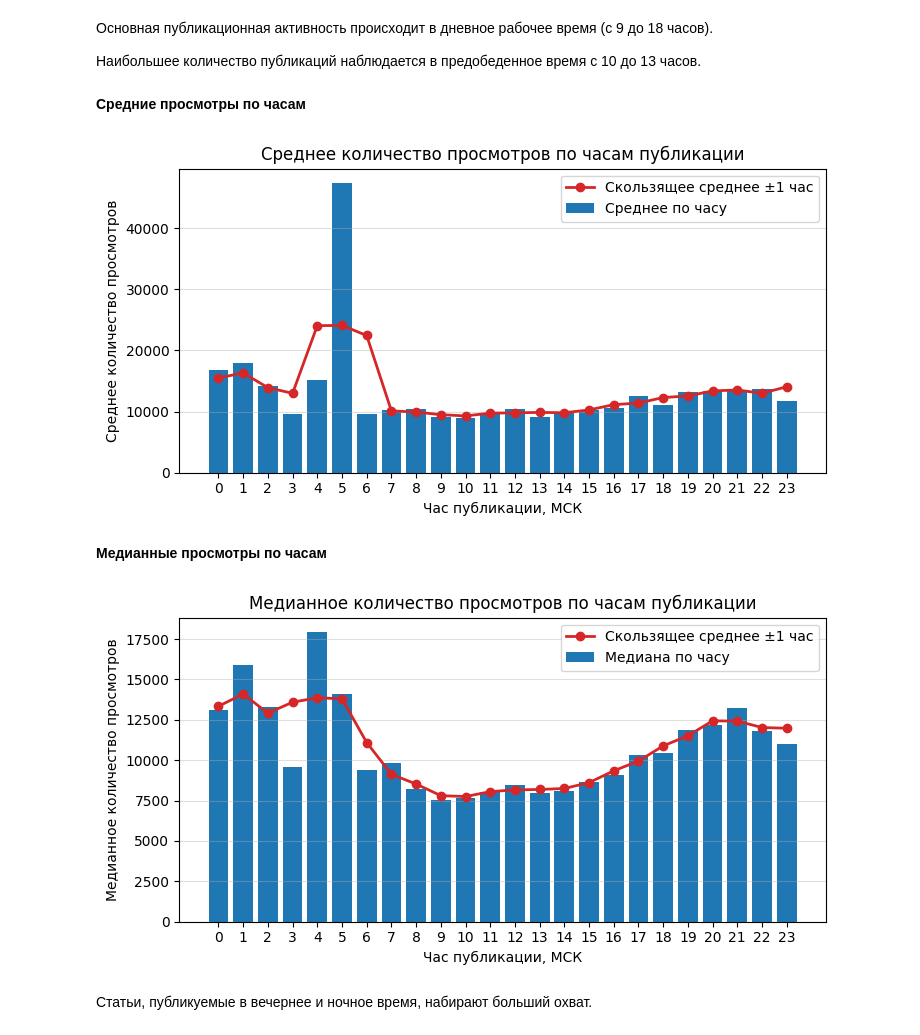
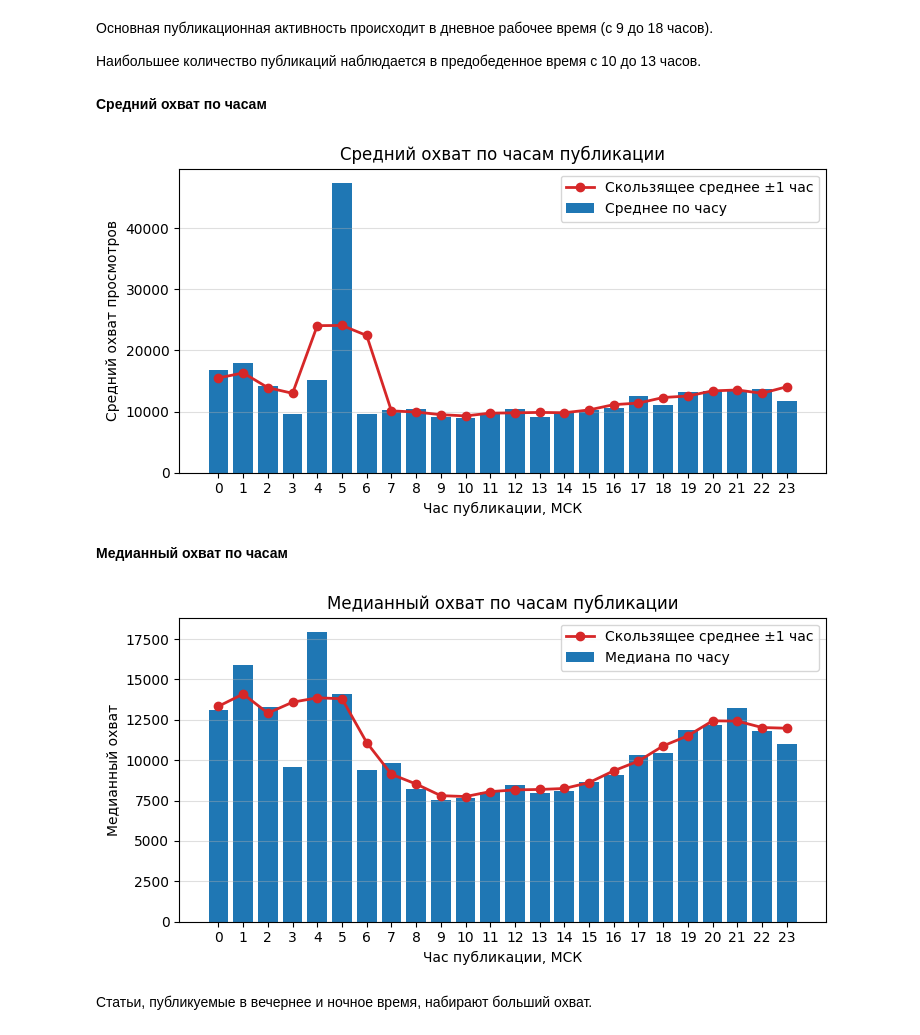
Before and after one commit to EgorTatarnikov/habr_article_reach_analysis, a Jupyter notebook: habr_article_reach_analysis.ipynb, the cells around one changed output. Drawn from its saved outputs; the diff is of its cells as text; code cells hidden in the pictures.

```diff
--- a/habr_article_reach_analysis.ipynb
+++ b/habr_article_reach_analysis.ipynb
@@ -705,7 +705,7 @@ plt.show()
 
 Наибольшее количество публикаций наблюдается в предобеденное время с 10 до 13 часов.
 # %% [markdown]
-**Средние просмотры по часам**
+**Средний охват по часам**
 # %%
 views_by_hour = (
     df.groupby("hour")["views"]
@@ -747,18 +747,18 @@ plt.plot(
     label="Скользящее среднее ±1 час"
 )
 
-plt.title("Среднее количество просмотров по часам публикации")
+plt.title("Средний охват по часам публикации")
 plt.xlabel("Час публикации, МСК")
-plt.ylabel("Среднее количество просмотров")
+plt.ylabel("Средний охват просмотров")
 plt.xticks(range(0, 24))
 plt.grid(True, axis="y", alpha=0.4)
 plt.legend()
 plt.tight_layout()
 plt.show()
 # %% [output]
-[figure, old version]
+[figure, new version]
 # %% [markdown]
-**Медианные просмотры по часам**
+**Медианный охват по часам**
 # %%
 median_views_by_hour = (
     df.groupby("hour")["views"]
@@ -785,31 +785,31 @@ median_views_by_hour = median_views_by_hour.reset_index()
 # %%
 plt.figure(figsize=(7.5, 4))
 
 plt.bar(
     median_views_by_hour["hour"],
     median_views_by_hour["median_views"],
     label="Медиана по часу"
 )
 
 plt.plot(
     median_views_by_hour["hour"],
     median_views_by_hour["median_views_smooth"],
     marker="o",
     linewidth=2,
     color="#d62728",
     label="Скользящее среднее ±1 час"
 )
 
-plt.title("Медианное количество просмотров по часам публикации")
+plt.title("Медианный охват по часам публикации")
 plt.xlabel("Час публикации, МСК")
-plt.ylabel("Медианное количество просмотров")
+plt.ylabel("Медианный охват")
 plt.xticks(range(0, 24))
 plt.grid(True, axis="y", alpha=0.4)
 plt.legend()
 plt.tight_layout()
 plt.show()
 # %% [output]
-[figure, old version]
+[figure, new version]
 # %% [markdown]
 Статьи, публикуемые в вечернее и ночное время, набирают больший охват.
 # %% [markdown]
```
Also changed, not shown: parts of 5 cells of this notebook.
